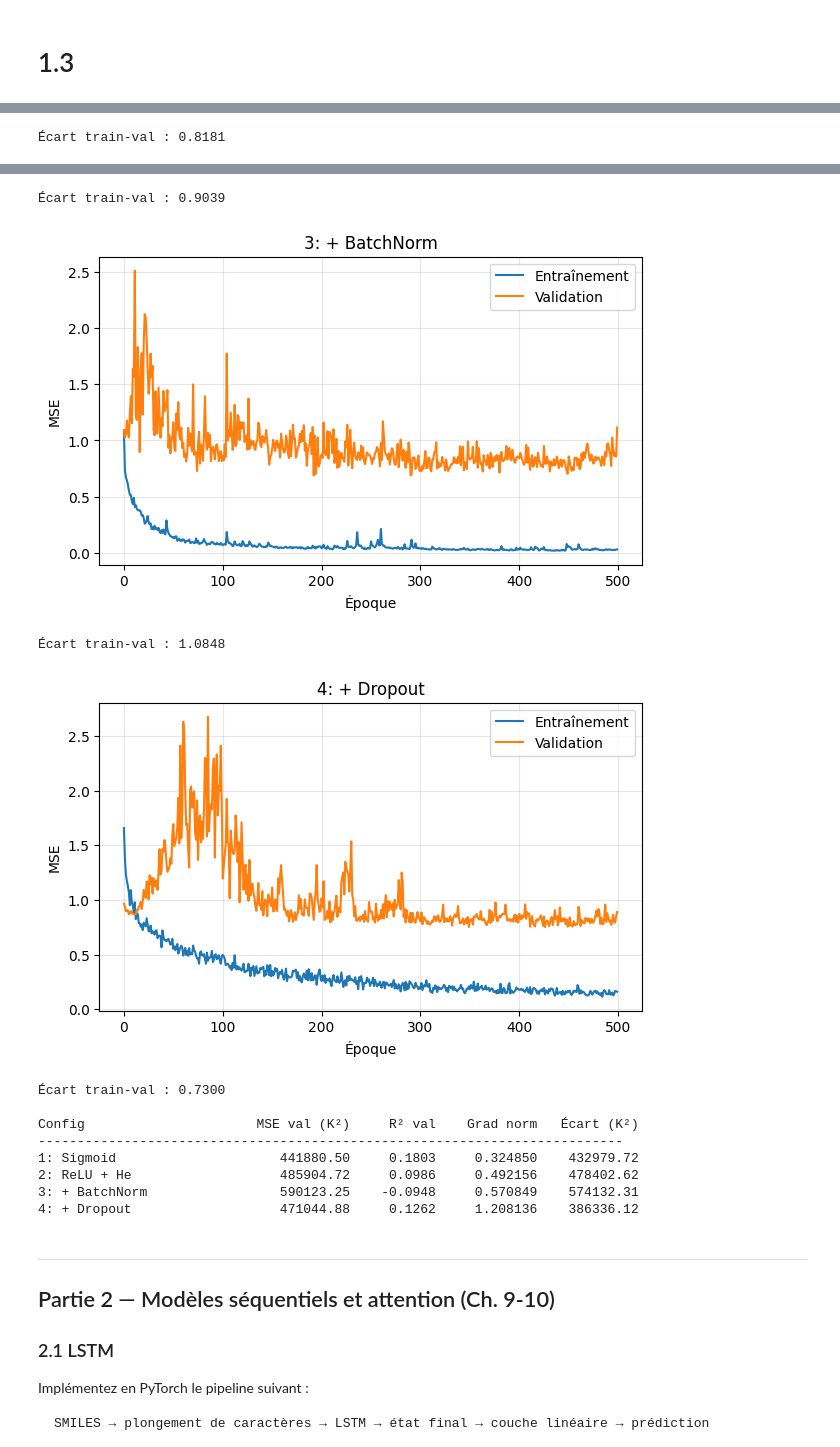
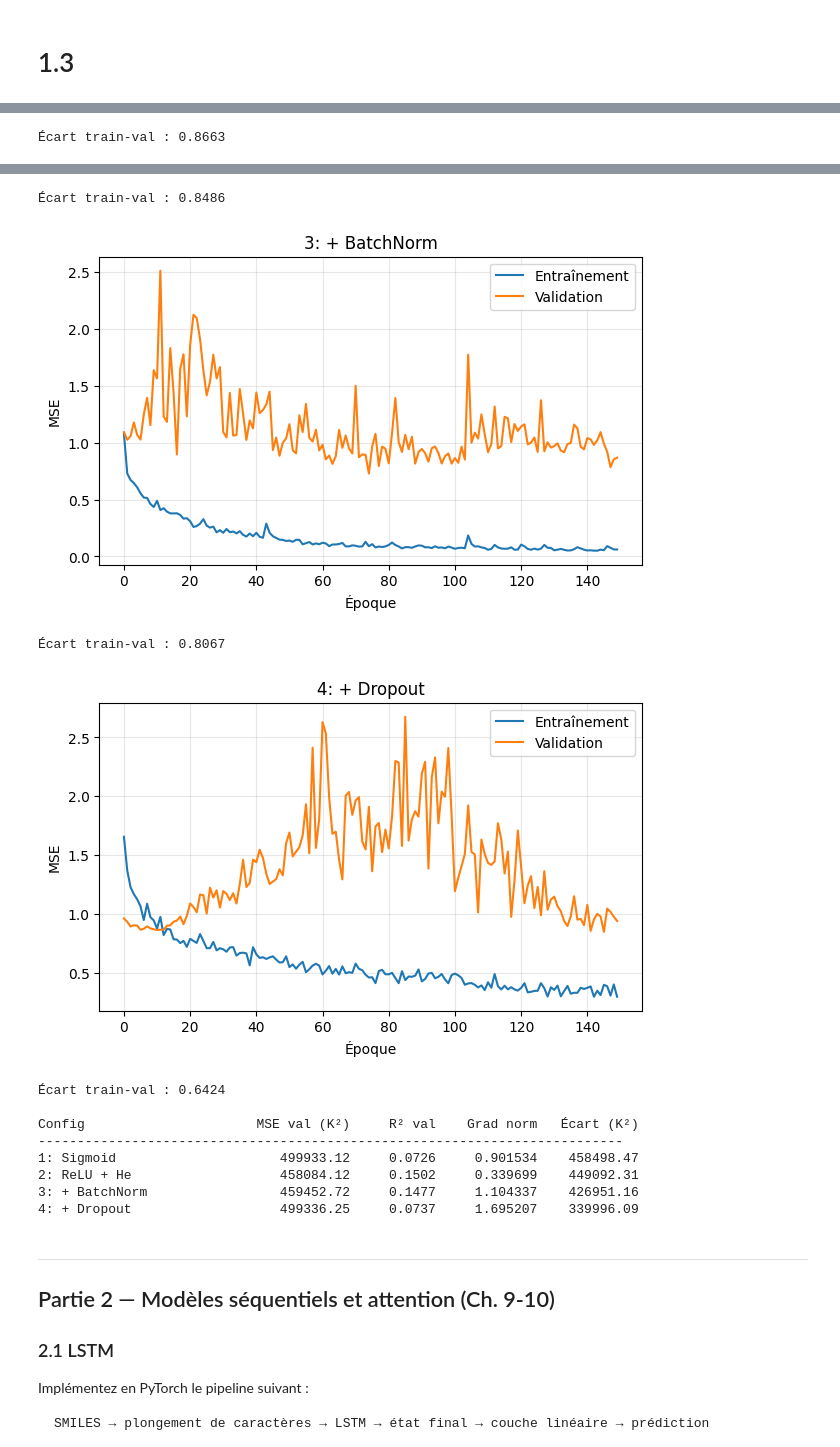
Before and after one commit to Jhosim-Agudelo/IFT3395-TP2, a Jupyter notebook: Devoir_2.ipynb, the cells around one changed output, grey strips where cells are left out. Drawn from its saved outputs; the diff is of its cells as text; code cells hidden in the pictures.

```diff
--- a/Devoir_2.ipynb
+++ b/Devoir_2.ipynb
@@ -351,7 +351,7 @@ train_dataset = TensorDataset(X_train_t, y_train_t)
 train_loader = DataLoader(train_dataset, batch_size=256, shuffle=True)
 
 
-def train_deep(model, n_epochs=500, lr=1e-3):
+def train_deep(model, n_epochs=150, lr=1e-3):
     train_losses = []
     val_losses = []
     grad_norms = []
@@ -457 +457 @@ for name, mdl, tl, vl, gn in [
-Écart train-val : 0.8181
+Écart train-val : 0.8663
@@ -459,15 +459,15 @@ for name, mdl, tl, vl, gn in [
-Écart train-val : 0.9039
+Écart train-val : 0.8486
-[figure, old version]
+[figure, new version]
-Écart train-val : 1.0848
+Écart train-val : 0.8067
-[figure, old version]
+[figure, new version]
-Écart train-val : 0.7300
+Écart train-val : 0.6424
 
 Config                      MSE val (K²)     R² val    Grad norm   Écart (K²)
 ---------------------------------------------------------------------------
-1: Sigmoid                     441880.50     0.1803     0.324850    432979.72
-2: ReLU + He                   485904.72     0.0986     0.492156    478402.62
-3: + BatchNorm                 590123.25    -0.0948     0.570849    574132.31
-4: + Dropout                   471044.88     0.1262     1.208136    386336.12
+1: Sigmoid                     499933.12     0.0726     0.901534    458498.47
+2: ReLU + He                   458084.12     0.1502     0.339699    449092.31
+3: + BatchNorm                 459452.72     0.1477     1.104337    426951.16
+4: + Dropout                   499336.25     0.0737     1.695207    339996.09
 # %% [markdown]
 ---
 ## Partie 2 — Modèles séquentiels et attention (Ch. 9-10)
```
Also changed, not shown: parts of 1 cell of this notebook.
